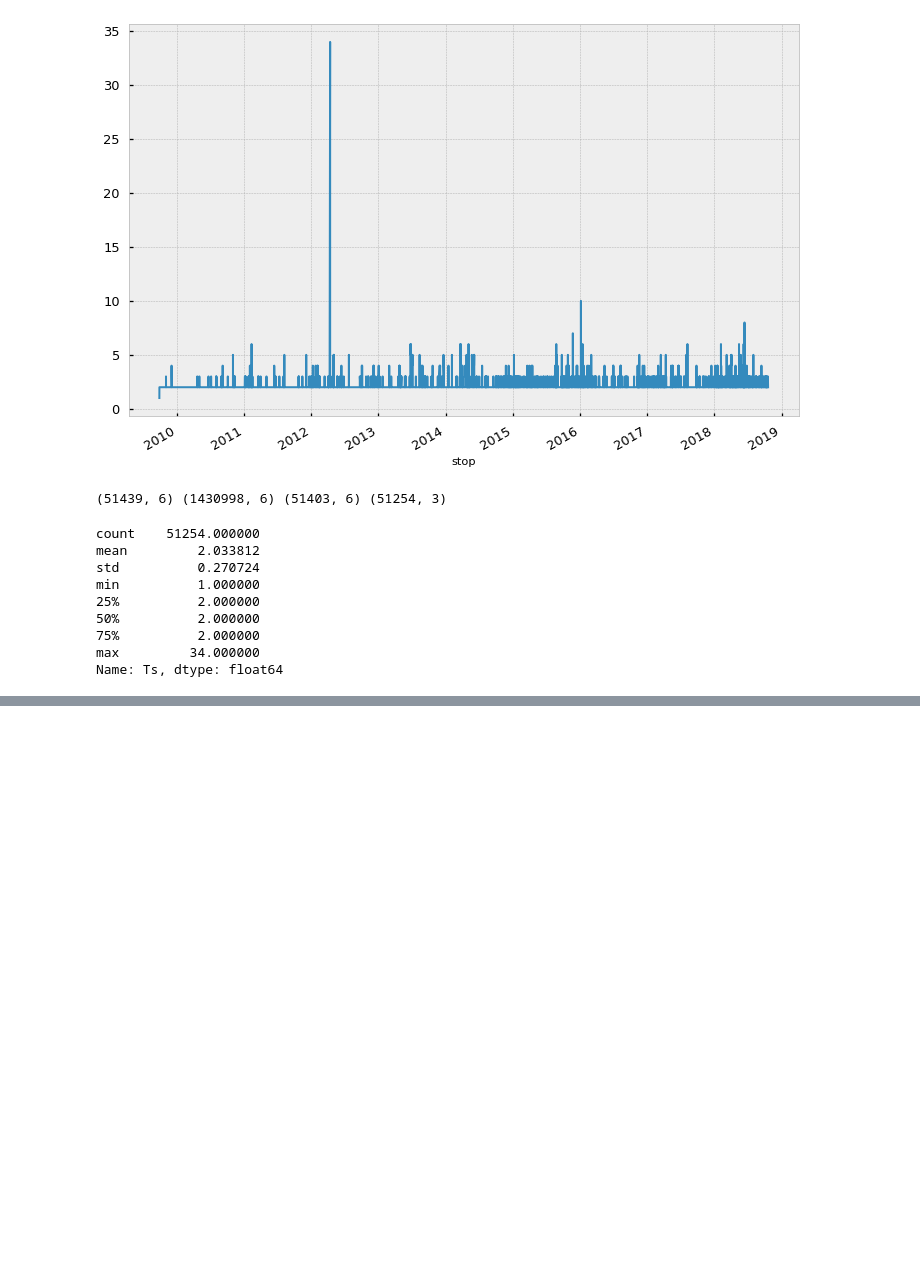
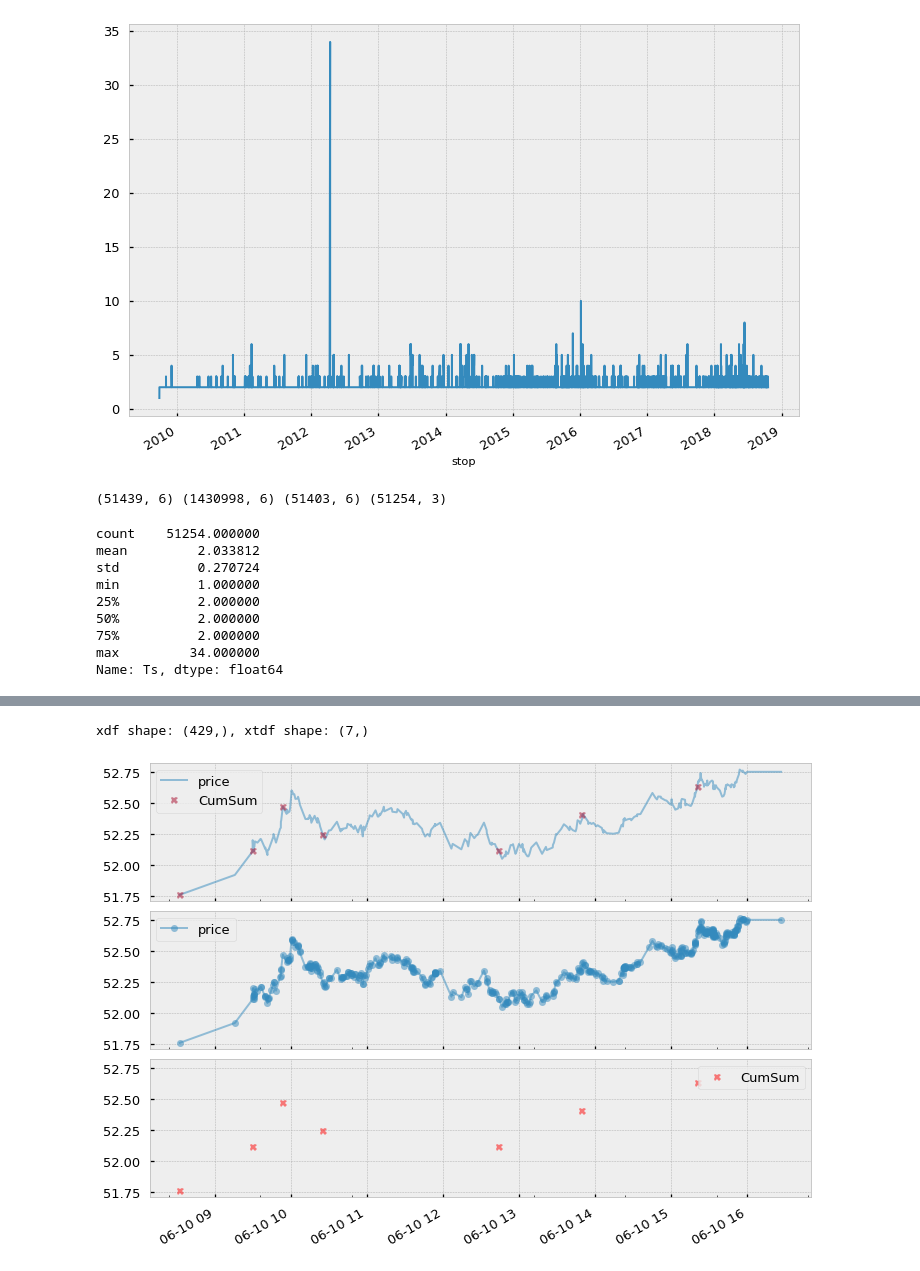
Before and after one commit to Dynami/Adv_Fin_ML_Exercises, a Jupyter notebook: notebooks/trying/test_01.ipynb, the cells around one changed output, grey strips where cells are left out. Drawn from its saved outputs; the diff is of its cells as text; code cells hidden in the pictures; blank space fills up the shorter version.

```diff
--- a/notebooks/trying/test_01.ipynb
+++ b/notebooks/trying/test_01.ipynb
@@ -230,0 +267,3 @@ None
+# %%
+tEvents = getTEvents(close, h=dailyVol.mean())
+tEvents
@@ -230,0 +283,9 @@ None
+# %%
+xDate = '2010-06-10'
+xdf, xtdf = select_sample_data(df, df.loc[tEvents], 'price', xDate)
+print(f'xdf shape: {xdf.shape}, xtdf shape: {xtdf.shape}')
+
+plot_sample_data(xdf, xtdf, 'CumSum', alpha=0.5, markersize=7)
+# %% [output]
+xdf shape: (429,), xtdf shape: (7,)
+[figure, added]
```
Also changed, not shown: parts of 13 cells of this notebook, 1 other file.
